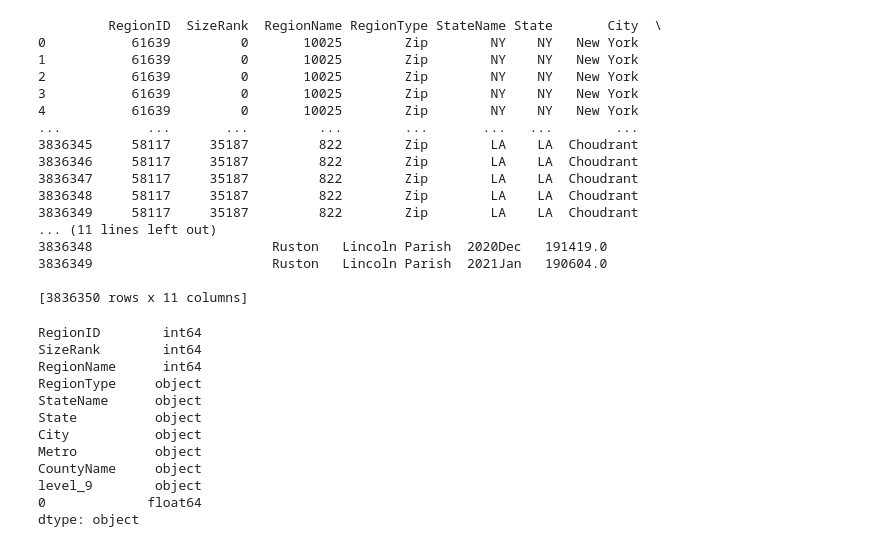
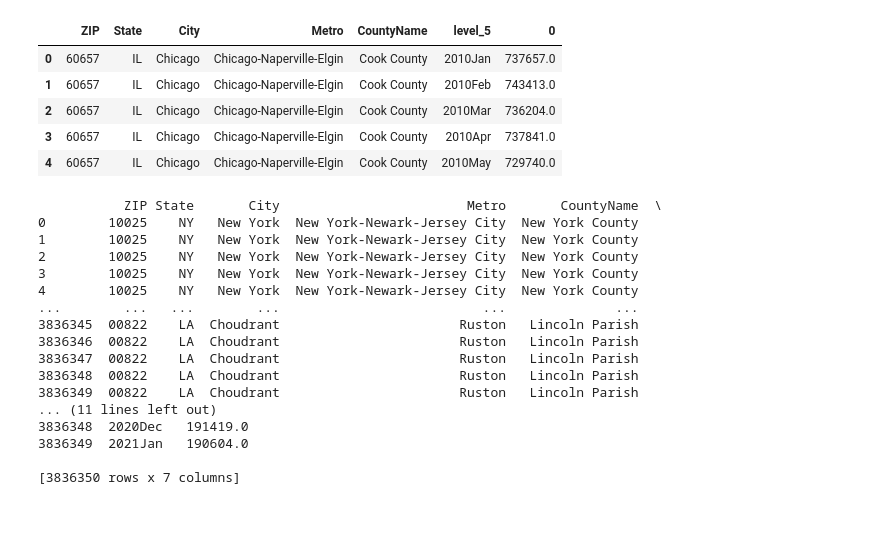
Before and after one commit to kcomalley14/butler-project3-groupj, a Jupyter notebook: PostgresData.ipynb, the cells around one changed output. Cells and saved outputs as stored; diff of their text form; code cells hidden in the pictures; blank space fills up the shorter version.

```diff
--- a/PostgresData.ipynb
+++ b/PostgresData.ipynb
@@ -81,7 +124,14 @@ print(LimitdfIN)
 # %%
-MWData =LimitdfMW.set_index(['RegionID','SizeRank', 'RegionName', 'RegionType', 'StateName', 'State','City','Metro', 'CountyName'  ]).stack().reset_index()
+MWData =LimitdfMW.set_index(['ZIP','State','City','Metro', 'CountyName'  ]).stack().reset_index()
 
 MWData.head()
+# %% [output]
+|  | ZIP | State | City | Metro | CountyName | level_5 | 0 |
+| 0 | 60657 | IL | Chicago | Chicago-Naperville-Elgin | Cook County | 2010Jan | 737657.0 |
+| 1 | 60657 | IL | Chicago | Chicago-Naperville-Elgin | Cook County | 2010Feb | 743413.0 |
+| 2 | 60657 | IL | Chicago | Chicago-Naperville-Elgin | Cook County | 2010Mar | 736204.0 |
+| 3 | 60657 | IL | Chicago | Chicago-Naperville-Elgin | Cook County | 2010Apr | 737841.0 |
+| 4 | 60657 | IL | Chicago | Chicago-Naperville-Elgin | Cook County | 2010May | 729740.0 |
 # %%
 from sqlalchemy import create_engine
 engine = create_engine('postgresql://postgres:postgres@localhost/ButlerFinal', echo=False)
@@ -91,46 +141,29 @@ MWData.to_sql('ZillowMWData', con=engine,index = False)
 
 # NewData.head()
 
-NewData =df.set_index(['RegionID','SizeRank', 'RegionName', 'RegionType', 'StateName', 'State','City','Metro', 'CountyName'  ]).stack().reset_index()
+USData =df.set_index(['ZIP','State','City','Metro', 'CountyName'  ]).stack().reset_index()
 
-NewData.head()
+USData.head()
 
-print(NewData)
+print(USData)
 # %% [output]
-         RegionID  SizeRank  RegionName RegionType StateName State       City  \
-0           61639         0       10025        Zip        NY    NY   New York
-1           61639         0       10025        Zip        NY    NY   New York
-2           61639         0       10025        Zip        NY    NY   New York
-3           61639         0       10025        Zip        NY    NY   New York
-4           61639         0       10025        Zip        NY    NY   New York
-...           ...       ...         ...        ...       ...   ...        ...
-3836345     58117     35187         822        Zip        LA    LA  Choudrant
-3836346     58117     35187         822        Zip        LA    LA  Choudrant
-3836347     58117     35187         822        Zip        LA    LA  Choudrant
-3836348     58117     35187         822        Zip        LA    LA  Choudrant
-3836349     58117     35187         822        Zip        LA    LA  Choudrant
+           ZIP State       City                        Metro       CountyName  \
+0        10025    NY   New York  New York-Newark-Jersey City  New York County
+1        10025    NY   New York  New York-Newark-Jersey City  New York County
+2        10025    NY   New York  New York-Newark-Jersey City  New York County
+3        10025    NY   New York  New York-Newark-Jersey City  New York County
+4        10025    NY   New York  New York-Newark-Jersey City  New York County
+...        ...   ...        ...                          ...              ...
+3836345  00822    LA  Choudrant                       Ruston   Lincoln Parish
+3836346  00822    LA  Choudrant                       Ruston   Lincoln Parish
+3836347  00822    LA  Choudrant                       Ruston   Lincoln Parish
+3836348  00822    LA  Choudrant                       Ruston   Lincoln Parish
+3836349  00822    LA  Choudrant                       Ruston   Lincoln Parish
 ... (11 lines left out)
-3836348                       Ruston   Lincoln Parish  2020Dec   191419.0
-3836349                       Ruston   Lincoln Parish  2021Jan   190604.0
+3836348  2020Dec   191419.0
+3836349  2021Jan   190604.0
 
-[3836350 rows x 11 columns]
+[3836350 rows x 7 columns]
-# %%
-NewData['RegionName'].astype('object')
-
-NewData.dtypes
-# %% [output]
-RegionID        int64
-SizeRank        int64
-RegionName      int64
-RegionType     object
-StateName      object
-State          object
-City           object
-Metro          object
-CountyName     object
-level_9        object
-0             float64
-dtype: object
 # %%
 # NewData.to_csv("cleandata/zipdata.csv")
 
```
Also changed, not shown: parts of 9 cells of this notebook, 1 other file.
